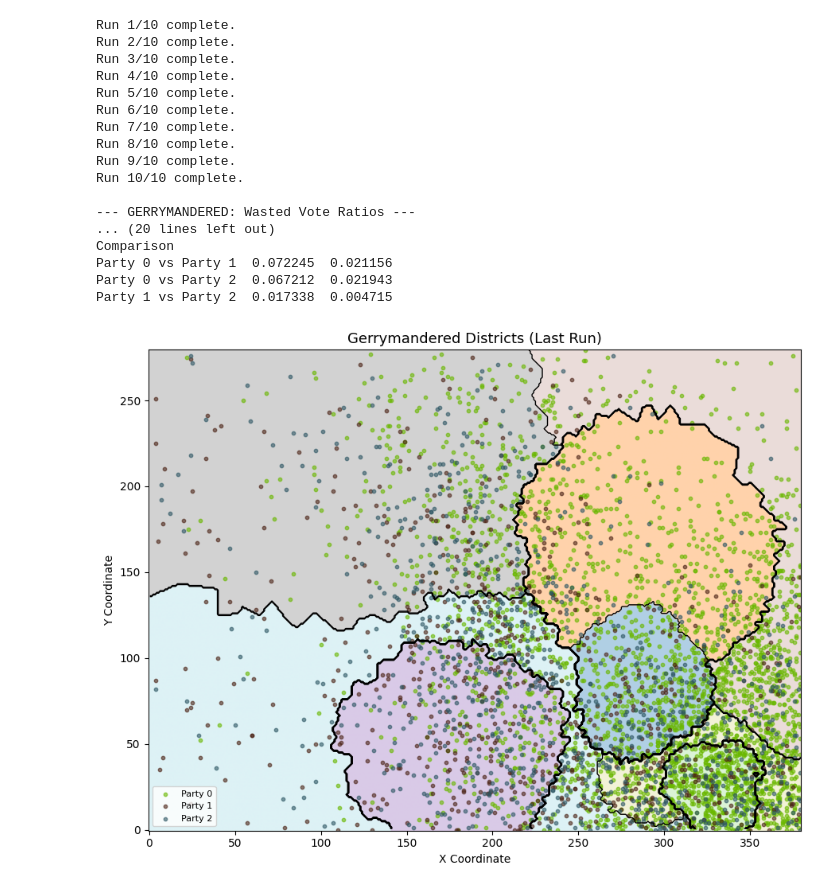
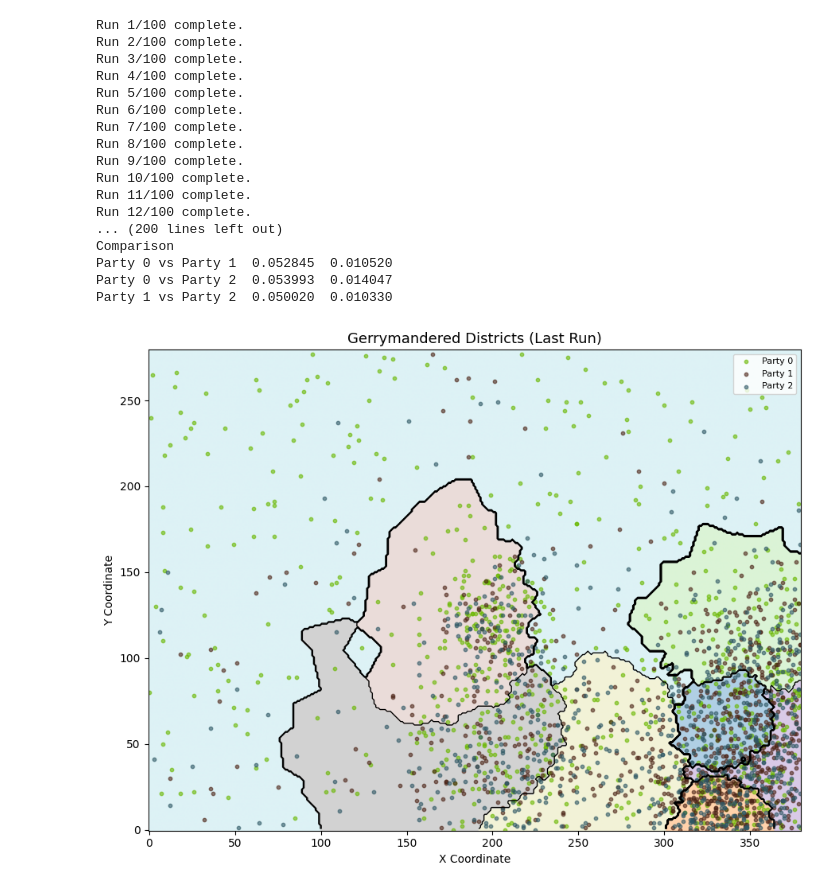
Before and after one commit to CarlLienert/SeniorCapstone, a Jupyter notebook: simmy_gerry.ipynb, the cells around one changed output. Saved outputs shown, nothing was run; the diff lists cells and outputs as text; code cells hidden in the pictures.

```diff
--- a/simmy_gerry.ipynb
+++ b/simmy_gerry.ipynb
@@ -11,15 +11,15 @@ import copy
 # ============================================================
 WIDTH = 380
 HEIGHT = 280
-NUM_VOTERS = 5000
+NUM_VOTERS = 2500
 NUM_PARTIES = 3
 NUM_DISTRICTS = 8
 VOTERS_PER_DISTRICT = NUM_VOTERS // NUM_DISTRICTS
-NUM_RUNS = 10
+NUM_RUNS = 100
 
-NUM_CITIES = 12
-CITY_INTENSITY = (10, 30)
-CITY_SPREAD = (20, 60)
+NUM_CITIES = 6
+CITY_INTENSITY = (15, 40)
+CITY_SPREAD = (15, 35)
 
 np.random.seed(1)
 
@@ -72,7 +72,7 @@ voter_colors = party_colors[voter_parties]
 # ============================================================
 def connected_districts_gerrymandered(voters, num_districts, voters_per_district,
                                        rng, target_party, bias_strength=0.75,
-                                       k_neighbors=100):
+                                       k_neighbors=50):
     N = len(voters)
     district = -np.ones(N, dtype=int)
     tree = cKDTree(voters)
@@ -127,8 +127,38 @@ def connected_districts_gerrymandered(voters, num_districts, voters_per_district
             _, idx = assigned_tree.query(voters[i])
             nearest_assigned = assigned_indices[idx]
             district[i] = district[nearest_assigned]
+    # ------------------------
+    # ENFORCE POPULATION BALANCE (±15%)
+    # ------------------------
+    min_size = int(voters_per_district * 0.85)
+    max_size = int(voters_per_district * 1.15)
+
+    for _ in range(200):
+        sizes = np.bincount(district, minlength=num_districts)
+        over  = [d for d in range(num_districts) if sizes[d] > max_size]
+        under = [d for d in range(num_districts) if sizes[d] < min_size]
+
+        if not over and not under:
+            break
+
+        for over_d in over:
+            for node in range(N):
+                if district[node] != over_d:
+                    continue
+                if sizes[over_d] <= max_size:
+                    break
+                # Only move border voters — must touch an underloaded district
+                _, neighbors = tree.query(voters[node], k=10)
+                for nbr in neighbors:
+                    nbr_d = district[nbr]
+                    if nbr_d != over_d and sizes[nbr_d] < max_size:
+                        district[node]  = nbr_d
+                        sizes[over_d]  -= 1
+                        sizes[nbr_d]   += 1
+                        break
 
     return district
+
 
 # ============================================================
 # VOTE COUNTING
@@ -311,7 +341,7 @@ for run in range(NUM_RUNS):
 
     gerry_labels = connected_districts_gerrymandered(
         voters, NUM_DISTRICTS, VOTERS_PER_DISTRICT,
-        rng_gerry, target_party=1, bias_strength=0.75
+        rng_gerry, target_party=1, bias_strength=0.9
     )
     gerry_counts = count_votes(gerry_labels)
 
@@ -369,47 +399,47 @@ print(df_gerry.to_string(index=False, float_format=lambda x: f"{x:.4f}"))
 print("\n--- GERRYMANDERED MEAN ---")
 print(df_gerry.drop(columns="Run").mean())
 
 df_gerry_pair = pd.DataFrame(all_gerry_pair_rows)
 print("\n--- GERRYMANDERED: Pairwise Partisan Symmetry ---")
 print(df_gerry_pair.groupby("Comparison")["Pairwise_Area"].agg(["mean", "std"]))
 
 # ============================================================
 # VISUALIZE LAST RUN
 # ============================================================
 plot_districts(gerry_labels, voter_parties, "Gerrymandered Districts (Last Run)")
 
 # ============================================================
 # HISTOGRAM: Wasted Vote Ratios
 # ============================================================
 plt.figure(figsize=(8, 5))
 for party in PARTY_IDS:
     mean_val = df_gerry[party].mean()
     plt.hist(df_gerry[party], bins=15, alpha=0.6, edgecolor="black",
              label=f"{party} (mean={mean_val:.3f})")
     plt.axvline(mean_val, linestyle="--", lw=1.5)
 plt.title("Gerrymandered: Wasted Vote Ratio Distribution")
 plt.xlabel("Wasted Vote Ratio")
 plt.ylabel("Frequency")
 plt.legend(fontsize=8)
 plt.grid(True, linestyle="--", alpha=0.4)
 plt.tight_layout()
 plt.show()
 # %% [output]
-Run 1/10 complete.
-Run 2/10 complete.
-Run 3/10 complete.
-Run 4/10 complete.
-Run 5/10 complete.
-Run 6/10 complete.
-Run 7/10 complete.
-Run 8/10 complete.
-Run 9/10 complete.
-Run 10/10 complete.
-
---- GERRYMANDERED: Wasted Vote Ratios ---
-... (20 lines left out)
+Run 1/100 complete.
+Run 2/100 complete.
+Run 3/100 complete.
+Run 4/100 complete.
+Run 5/100 complete.
+Run 6/100 complete.
+Run 7/100 complete.
+Run 8/100 complete.
+Run 9/100 complete.
+Run 10/100 complete.
+Run 11/100 complete.
+Run 12/100 complete.
+... (200 lines left out)
 Comparison
-Party 0 vs Party 1  0.072245  0.021156
-Party 0 vs Party 2  0.067212  0.021943
-Party 1 vs Party 2  0.017338  0.004715
+Party 0 vs Party 1  0.052845  0.010520
+Party 0 vs Party 2  0.053993  0.014047
+Party 1 vs Party 2  0.050020  0.010330
-[figure, old version]
+[figure, new version]
```
Also changed, not shown: parts of 8 cells of this notebook, 1 other file.
